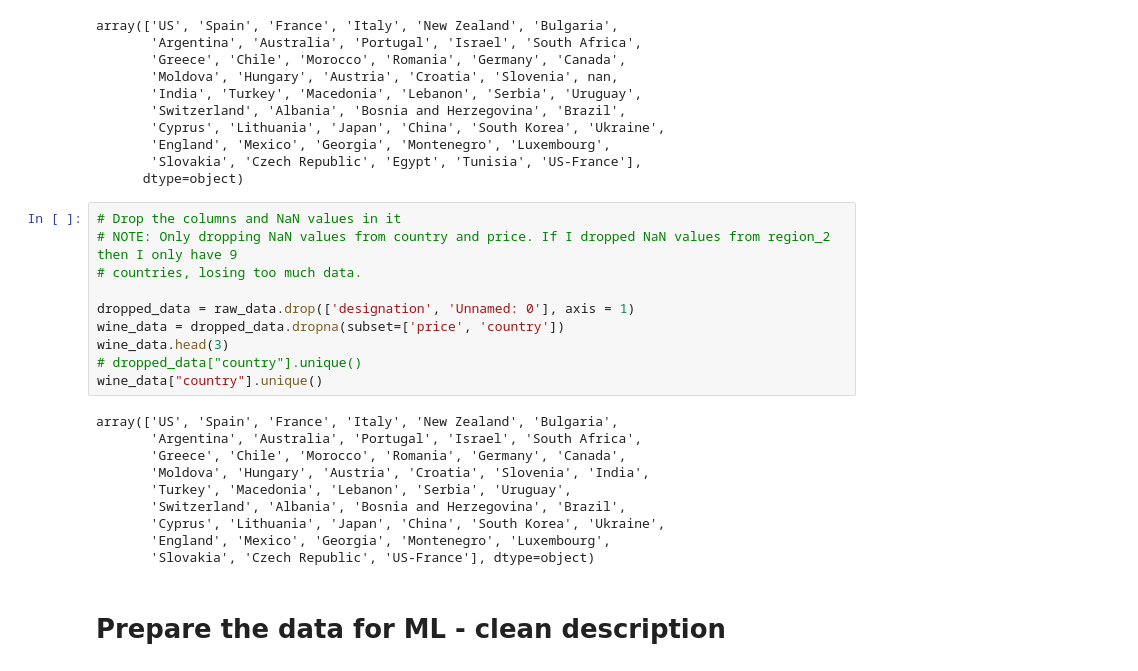
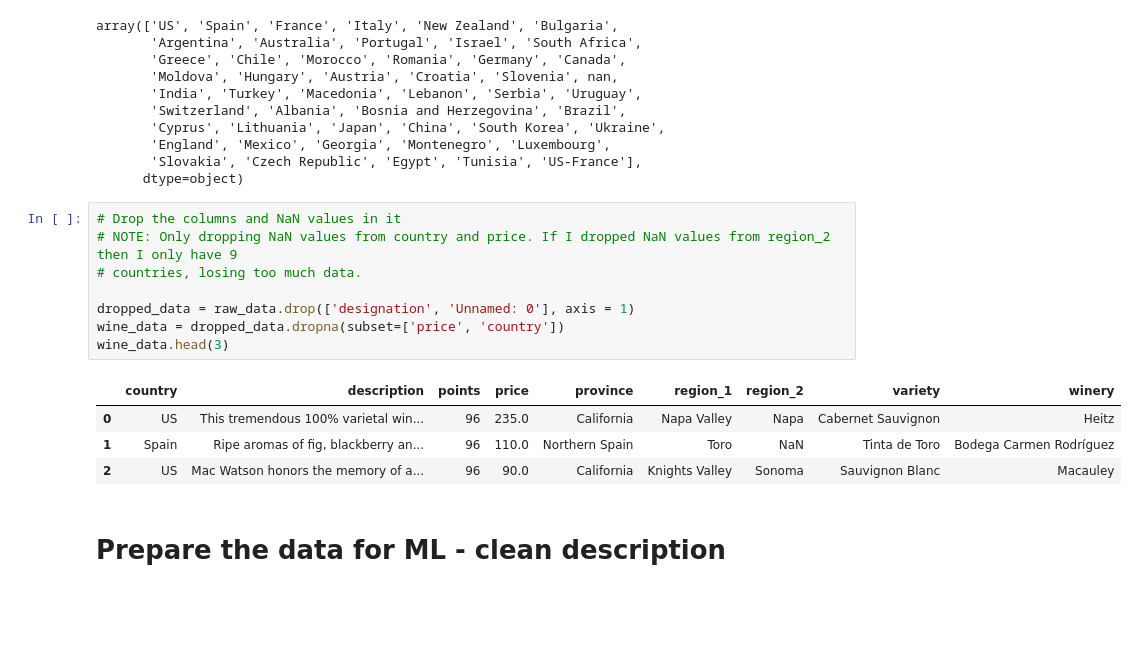
Before and after one commit to ChiqueCode/project_wine_library, a Jupyter notebook: ml.ipynb, the cells around one changed output. Saved outputs shown, nothing was run; the diff lists cells and outputs as text; blank space fills up the shorter version.

```diff
--- a/ml.ipynb
+++ b/ml.ipynb
@@ -52,23 +52,16 @@ array(['US', 'Spain', 'France', 'Italy', 'New Zealand', 'Bulgaria',
 # %%
 # Drop the columns and NaN values in it
 # NOTE: Only dropping NaN values from country and price. If I dropped NaN values from region_2 then I only have 9
 # countries, losing too much data.
 
 dropped_data = raw_data.drop(['designation', 'Unnamed: 0'], axis = 1)
 wine_data = dropped_data.dropna(subset=['price', 'country'])
 wine_data.head(3)
-# dropped_data["country"].unique()
-wine_data["country"].unique()
 # %% [output]
-array(['US', 'Spain', 'France', 'Italy', 'New Zealand', 'Bulgaria',
-       'Argentina', 'Australia', 'Portugal', 'Israel', 'South Africa',
-       'Greece', 'Chile', 'Morocco', 'Romania', 'Germany', 'Canada',
-       'Moldova', 'Hungary', 'Austria', 'Croatia', 'Slovenia', 'India',
-       'Turkey', 'Macedonia', 'Lebanon', 'Serbia', 'Uruguay',
-       'Switzerland', 'Albania', 'Bosnia and Herzegovina', 'Brazil',
-       'Cyprus', 'Lithuania', 'Japan', 'China', 'South Korea', 'Ukraine',
-       'England', 'Mexico', 'Georgia', 'Montenegro', 'Luxembourg',
-       'Slovakia', 'Czech Republic', 'US-France'], dtype=object)
+|  | country | description | points | price | province | region_1 | region_2 | variety | winery |
+| 0 | US | This tremendous 100% varietal win... | 96 | 235.0 | California | Napa Valley | Napa | Cabernet Sauvignon | Heitz |
+| 1 | Spain | Ripe aromas of fig, blackberry an... | 96 | 110.0 | Northern Spain | Toro | NaN | Tinta de Toro | Bodega Carmen Rodríguez |
+| 2 | US | Mac Watson honors the memory of a... | 96 | 90.0 | California | Knights Valley | Sonoma | Sauvignon Blanc | Macauley |
 # %% [markdown]
 # Prepare the data for ML - clean description
 # %%
```
Also changed, not shown: parts of 2 cells of this notebook, 2 other files.
